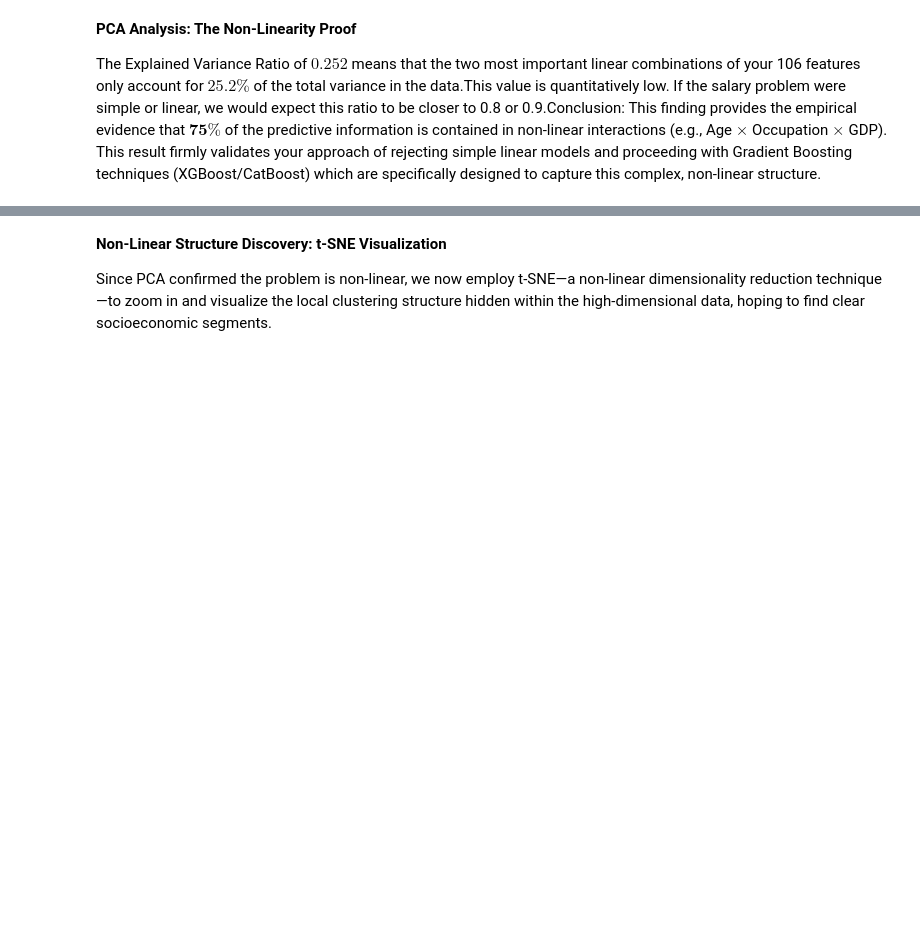
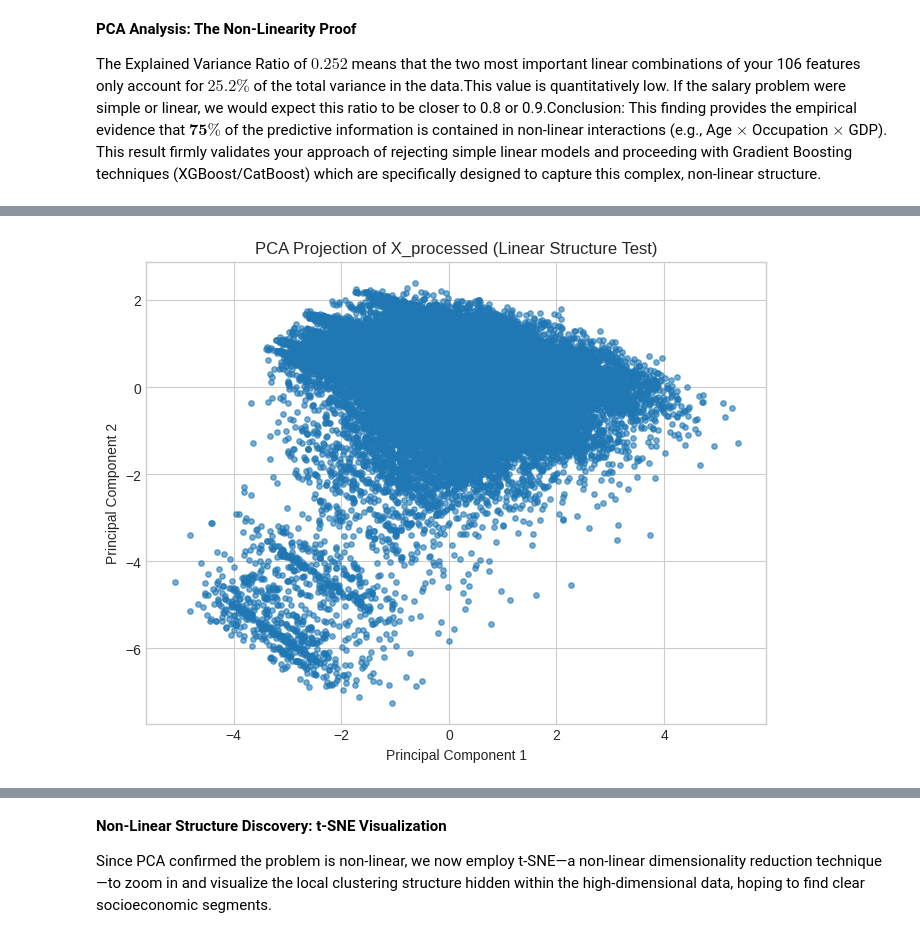
Before and after one commit to Marianash19/post-popularity, a Jupyter notebook: adult_project.ipynb, the cells around one changed output, grey strips where cells are left out. Drawn from its saved outputs; the diff is of its cells as text; code cells hidden in the pictures; blank space fills up the shorter version.

```diff
--- a/adult_project.ipynb
+++ b/adult_project.ipynb
@@ -862,0 +914,10 @@ The Explained Variance Ratio of $\mathbf{0.252}$ means that the two most importa
+# %%
+plt.figure(figsize=(8,6))
+plt.scatter(X_pca[:, 0], X_pca[:, 1], s=15, alpha=0.6)
+plt.title("PCA Projection of X_processed (Linear Structure Test)")
+plt.xlabel("Principal Component 1")
+plt.ylabel("Principal Component 2")
+plt.grid(True)
+plt.show()
+# %% [output]
+[figure, added]
```
Also changed, not shown: parts of 33 cells of this notebook.
